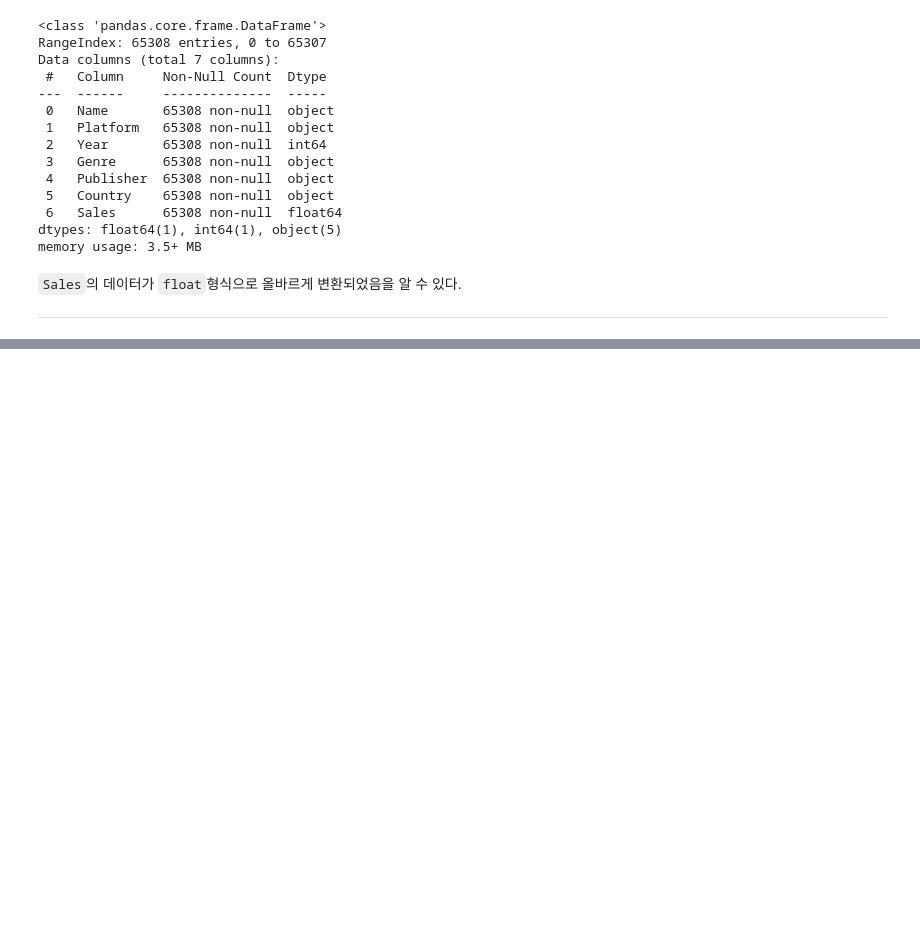
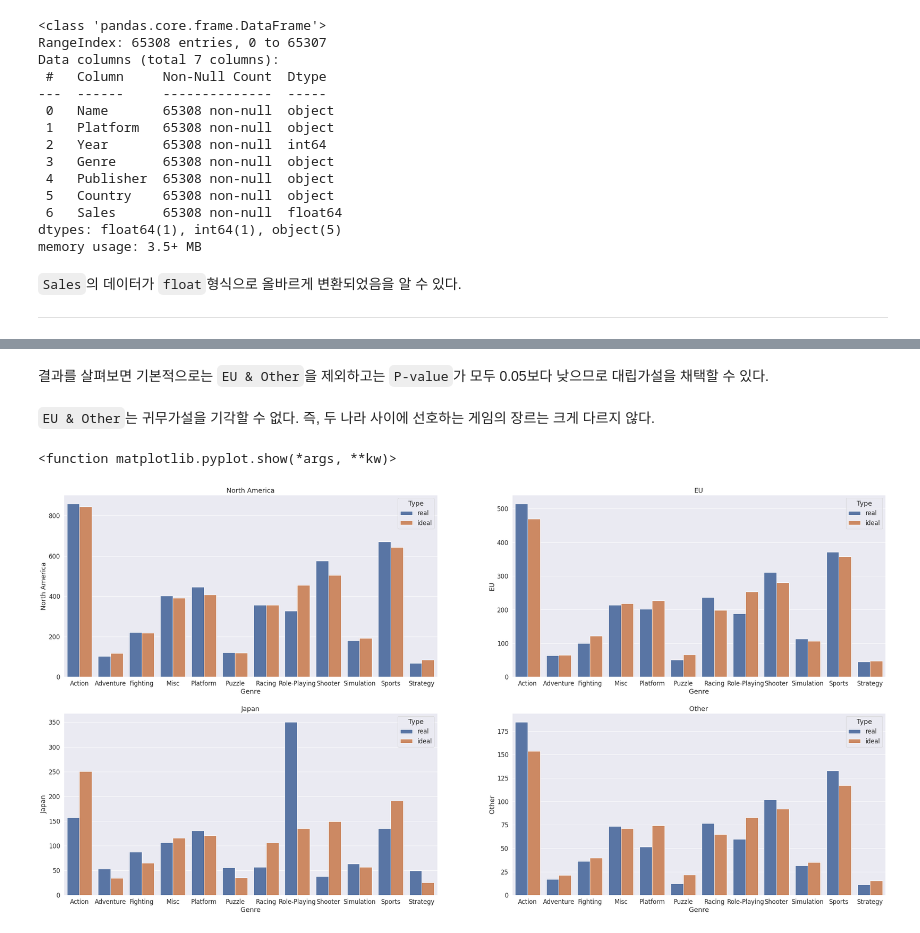
Before and after one commit to IlTACK-OH/Section1_project, a Jupyter notebook: Section1_project.ipynb, the cells around one changed output, grey strips where cells are left out. Saved outputs shown, nothing was run; the diff lists cells and outputs as text; code cells hidden in the pictures; blank space fills up the shorter version.

```diff
--- a/Section1_project.ipynb
+++ b/Section1_project.ipynb
@@ -483,0 +506,4 @@ memory usage: 3.5+ MB
+# %%
+Sales_df = pd.DataFrame([NA_sales,EU_sales,JP_sales,Oth_sales],
+                        index=['North America','EU','Japan','Other']).T
+Sales_df
@@ -483,0 +529,14 @@ memory usage: 3.5+ MB
+# %%
+P_value =[]
+for j in range(3):
+  for i in range(4):
+    if i+1>3:
+      pass
+    elif j>=i+1:
+      pass
+    else:
+      value = sps.chi2_contingency(Sales_df.iloc[:,[j,i+1]])[1]
+      P_value.append(value)
+print(f'- 카이제곱 독립성검증 결과 -\n North America & EU : {P_value[0]}\n',
+      f'North America & Japan : {P_value[1]}\n North America & Other : {P_value[2]}\n',
+      f'EU & Japan : {P_value[3]}\n EU & Other : {P_value[4]}\n Japan & Other : {P_value[5]}')
@@ -483,0 +551,7 @@ memory usage: 3.5+ MB
+# %% [markdown]
+결과를 살펴보면 기본적으로는
+ `EU & Other`을 제외하고는 `P-value`가 모두 0.05보다 낮으므로 대립가설을 채택할 수 있다.<br><br>
+`EU & Other`는 귀무가설을 기각할 수 없다. 즉, 두 나라 사이에 선호하는 게임의 장르는 크게 다르지 않다.
+# %%
+ideal_df = pd.DataFrame(sps.chi2_contingency(Sales_df)[3],index= Sales_df.index,
+             columns=['North America','EU','Japan','Other'])
@@ -483,0 +560,18 @@ memory usage: 3.5+ MB
+# %%
+Sales_df['Type'] = 'real'
+ideal_df['Type'] = 'ideal'
+concat_df = pd.concat([Sales_df,ideal_df])
+# %%
+fig = plt.figure(figsize=([40,20]))
+y_data = concat_df.columns
+sns.set(font_scale=1.5)
+
+for i in range(4):
+  fig.add_subplot(2,2,i+1)
+  plt.title(y_data[i])
+  sns.barplot(data=concat_df,x=concat_df.index,y=y_data[i],hue='Type')
+
+plt.show
+# %% [output]
+<function matplotlib.pyplot.show(*args, **kw)>
+[figure, added]
```
Also changed, not shown: parts of 10 cells of this notebook.
